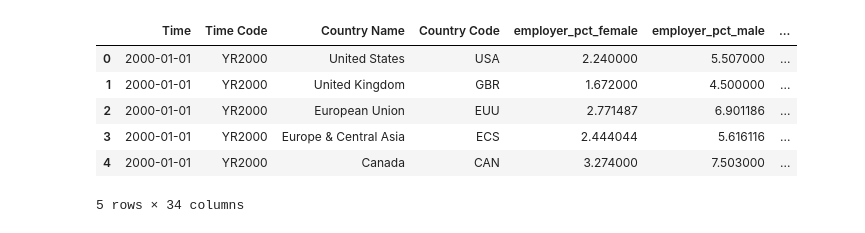
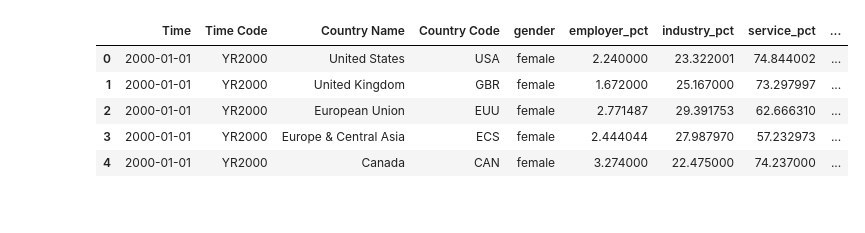
Before and after one commit to Oluyomy/LHL_Midterm_Project, a Jupyter notebook: WIP/population_statmodel.ipynb, the cells around one changed output. Drawn from its saved outputs; the diff is of its cells as text; code cells hidden in the pictures.

```diff
--- a/WIP/population_statmodel.ipynb
+++ b/WIP/population_statmodel.ipynb
@@ -13,14 +13,13 @@ from sklearn import linear_model, datasets
 import statsmodels.api as sm
 # %%
 # Load the data
-df=pd.read_csv(r'C:\Users\layin\OneDrive\Desktop\lhl project midterm\LHL_Midterm_Project\Data\Cleanjobdf\Cleanjobdf.csv', sep=",")
+df=pd.read_csv(r'C:\Users\layin\OneDrive\Desktop\lhl project midterm\LHL_Midterm_Project\Data\Cleanjobdf\gender_df.csv', sep=",")
 # Check dataset
 df.head()
 # %% [output]
-|  | Time | Time Code | Country Name | Country Code | employer_pct_female | employer_pct_male | ... |
-| 0 | 2000-01-01 | YR2000 | United States | USA | 2.240000 | 5.507000 | ... |
-| 1 | 2000-01-01 | YR2000 | United Kingdom | GBR | 1.672000 | 4.500000 | ... |
-| 2 | 2000-01-01 | YR2000 | European Union | EUU | 2.771487 | 6.901186 | ... |
-| 3 | 2000-01-01 | YR2000 | Europe & Central Asia | ECS | 2.444044 | 5.616116 | ... |
-| 4 | 2000-01-01 | YR2000 | Canada | CAN | 3.274000 | 7.503000 | ... |
+|  | Time | Time Code | Country Name | Country Code | gender | employer_pct | industry_pct | service_pct | ... |
+| 0 | 2000-01-01 | YR2000 | United States | USA | female | 2.240000 | 23.322001 | 74.844002 | ... |
+| 1 | 2000-01-01 | YR2000 | United Kingdom | GBR | female | 1.672000 | 25.167000 | 73.297997 | ... |
+| 2 | 2000-01-01 | YR2000 | European Union | EUU | female | 2.771487 | 29.391753 | 62.666310 | ... |
+| 3 | 2000-01-01 | YR2000 | Europe & Central Asia | ECS | female | 2.444044 | 27.987970 | 57.232973 | ... |
+| 4 | 2000-01-01 | YR2000 | Canada | CAN | female | 3.274000 | 22.475000 | 74.237000 | ... |
-5 rows × 34 columns
```
Also changed, not shown: parts of 16 cells of this notebook.
